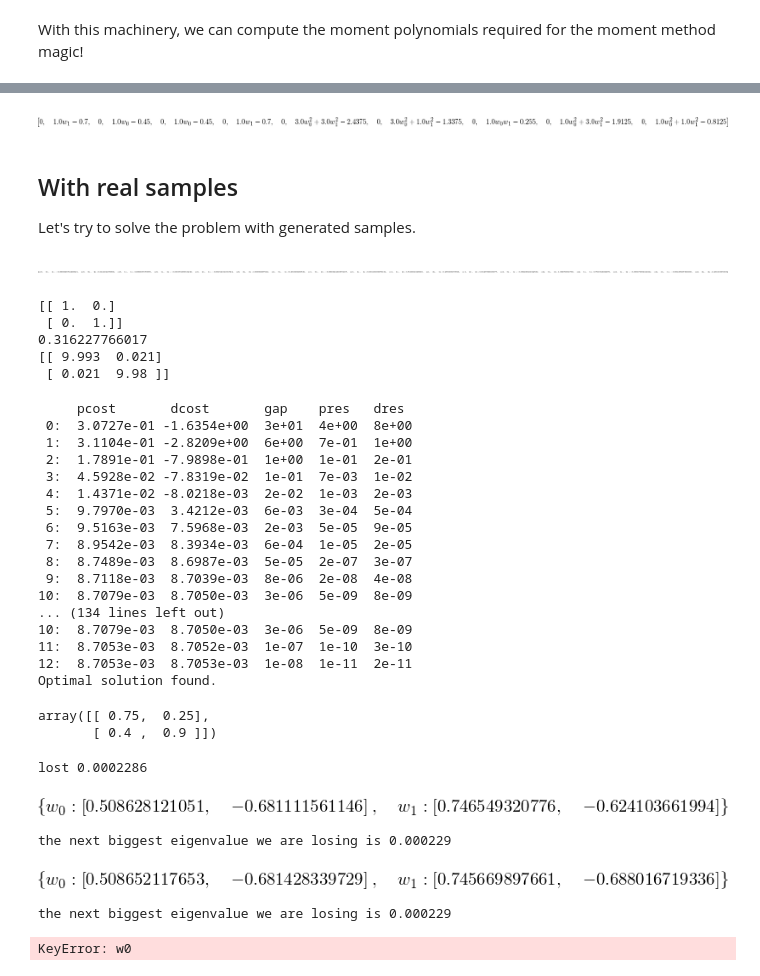
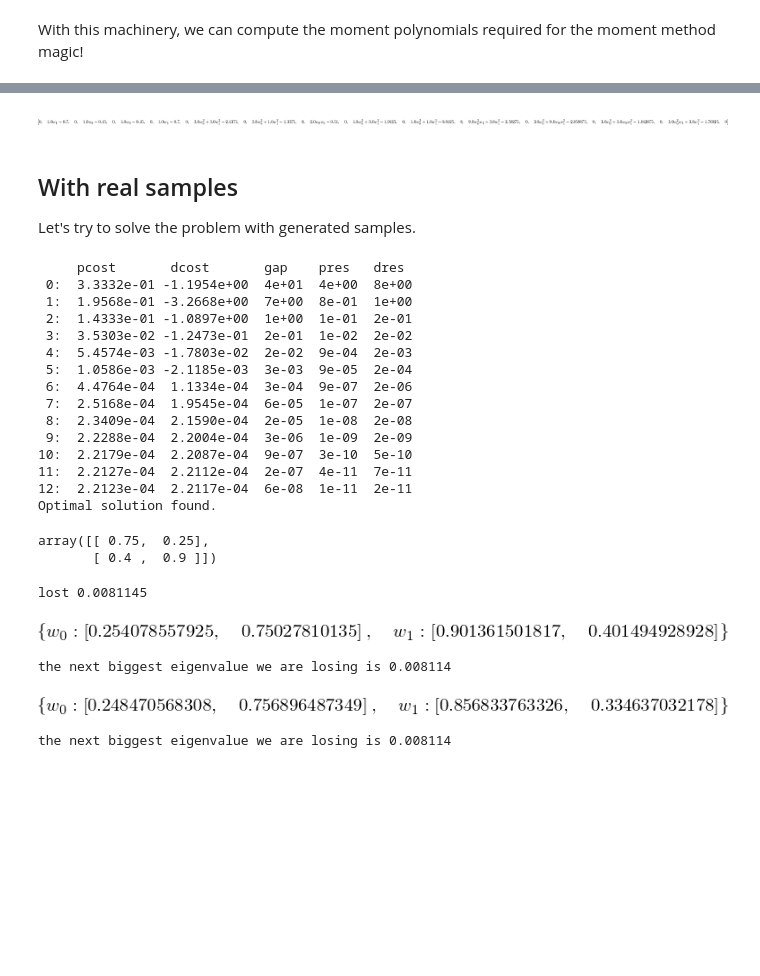
Before and after one commit to sidaw/polymom, a Jupyter notebook: MixtureLinearRegressions.ipynb, the cells around one changed output, grey strips where cells are left out. Saved outputs shown, nothing was run; the diff lists cells and outputs as text; code cells hidden in the pictures; blank space fills up the shorter version.

```diff
--- a/MixtureLinearRegressions.ipynb
+++ b/MixtureLinearRegressions.ipynb
@@ -30,7 +30,7 @@ K, D = 2, 2
 np.random.seed(0)
 pis = np.array([0.4, 0.6])
 ws = np.array([[0.75, 0.25], [0.4, 0.9]])
-model = LinearRegressionsMixture.generate("tmp.dat", K, D, betas = ws, weights = pis, cov =  1.0 * np.eye(D))
+model = LinearRegressionsMixture.generate(K, D, betas = ws, weights = pis, cov =  1.0)
 print("True parameters:")
 print(model.weights)
 print(model.betas)
@@ -67,8 +67,9 @@ def compute_exact_y_moments(ws, pis, moments_x, alpha, b):
     """
     D, K = ws.shape
     ret = 0.
+    coeffs = sp.ntheory.multinomial_coefficients(D,b)
     for beta in partitions(D, b):
-        ret += evaluate_mixture(ws, pis, beta) * moments_x[tuple_add(alpha, beta)]
+        ret += coeffs[beta] * evaluate_mixture(ws, pis, beta) * moments_x[tuple_add(alpha, beta)]
     return ret
 
 def describe_moment_polynomial(R, moments_x, moment_y, alpha, b):
@@ -78,8 +79,9 @@ def describe_moment_polynomial(R, moments_x, moment_y, alpha, b):
     D = len(R.symbols)
     w = R.symbols
     expr = -moment_y
+    coeffs = sp.ntheory.multinomial_coefficients(D,b)
     for beta in partitions(D, b):
-        expr += util.monomial(w, beta) * moments_x[tuple_add(alpha, beta)]
+        expr += coeffs[beta] * util.monomial(w, beta) * moments_x[tuple_add(alpha, beta)]
     return expr
 # %%
 # Example
@@ -101,7 +103,7 @@ def expected_moments_y(ws, pis, moments_x, alphabs):
 # %%
 R, _ = sp.xring(['w%d'%d for d in xrange(D)], sp.RR, sp.grevlex)
 
-deg_b, deg_x = 2, 2
+deg_b, deg_x = 3, 2
 sigma = model.sigma[0,0]
 alphas = list(dominated_elements((deg_x for _ in xrange(D))))
 alphabs = [(alpha, b) for alpha in alphas for b in xrange(1,deg_b+1)]
@@ -165,7 +165,7 @@ the next biggest eigenvalue we are losing is 0.001468
 # %%
 display(constrs)
 # %% [output]
-[figure, old version]
+[figure, new version]
 # %% [markdown]
 ## With real samples
 
@@ -186,64 +185,46 @@ def compute_expected_moments_y(ys, xs, alphabs):
     return moments
 # %%
-ys, xs = model.sample(1e6)
+xs, ys = model.sample(1e6)
 moments_x = compute_expected_moments(xs, alphas_)
 moments_y = compute_expected_moments_y(ys, xs, alphabs)
-# %%
-moments_y
-# %% [output]
-[figure, removed]
-# %%
-print(model.sigma)
-print sqrt(0.1)
-print(xs.T.dot(xs)/1e5)
-# %% [output]
-[[ 1.  0.]
- [ 0.  1.]]
-0.316227766017
-[[ 9.993  0.021]
- [ 0.021  9.98 ]]
 # %%
-
 from mompy.core import MomentMatrix
 import mompy.solvers as solvers; reload(solvers)
 import mompy.extractors as extractors; reload(extractors)
 
 constrs_sdp = get_constraint_polynomials(moments_y, moments_x, deg_x, deg_b)
 M = MomentMatrix(3, R.symbols, morder='grevlex')
-solsdp = solvers.solve_generalized_mom(M, constrs_sdp, None)
+solsdp = solvers.solve_generalized_mom_coneqp(M, constrs_sdp, None)
 #sol = solvers.solve_moments_with_convexiterations(M, constrs, 3)
 display(model.betas)
 display(extractors.extract_solutions_lasserre(M, solsdp['x'], Kmax=2))
 
 display(extractors.extract_solutions_dreesen_proto(M, solsdp['x'], Kmax=2))
 sol = extractors.extract_solutions_dreesen_proto(M, solsdp['x'], Kmax=2)
-ws_rec = array([solsdp[sp.symbols('w0')], solsdp[sp.symbols('w1')]])
+ws_rec = array([sol[sp.symbols('w0')], sol[sp.symbols('w1')]])
 # %% [output]
      pcost       dcost       gap    pres   dres
- 0:  3.0727e-01 -1.6354e+00  3e+01  4e+00  8e+00
- 1:  3.1104e-01 -2.8209e+00  6e+00  7e-01  1e+00
- 2:  1.7891e-01 -7.9898e-01  1e+00  1e-01  2e-01
- 3:  4.5928e-02 -7.8319e-02  1e-01  7e-03  1e-02
- 4:  1.4371e-02 -8.0218e-03  2e-02  1e-03  2e-03
- 5:  9.7970e-03  3.4212e-03  6e-03  3e-04  5e-04
- 6:  9.5163e-03  7.5968e-03  2e-03  5e-05  9e-05
- 7:  8.9542e-03  8.3934e-03  6e-04  1e-05  2e-05
- 8:  8.7489e-03  8.6987e-03  5e-05  2e-07  3e-07
- 9:  8.7118e-03  8.7039e-03  8e-06  2e-08  4e-08
-10:  8.7079e-03  8.7050e-03  3e-06  5e-09  8e-09
-... (134 lines left out)
-10:  8.7079e-03  8.7050e-03  3e-06  5e-09  8e-09
-11:  8.7053e-03  8.7052e-03  1e-07  1e-10  3e-10
-12:  8.7053e-03  8.7053e-03  1e-08  1e-11  2e-11
+ 0:  3.3332e-01 -1.1954e+00  4e+01  4e+00  8e+00
+ 1:  1.9568e-01 -3.2668e+00  7e+00  8e-01  1e+00
+ 2:  1.4333e-01 -1.0897e+00  1e+00  1e-01  2e-01
+ 3:  3.5303e-02 -1.2473e-01  2e-01  1e-02  2e-02
+ 4:  5.4574e-03 -1.7803e-02  2e-02  9e-04  2e-03
+ 5:  1.0586e-03 -2.1185e-03  3e-03  9e-05  2e-04
+ 6:  4.4764e-04  1.1334e-04  3e-04  9e-07  2e-06
+ 7:  2.5168e-04  1.9545e-04  6e-05  1e-07  2e-07
+ 8:  2.3409e-04  2.1590e-04  2e-05  1e-08  2e-08
+ 9:  2.2288e-04  2.2004e-04  3e-06  1e-09  2e-09
+10:  2.2179e-04  2.2087e-04  9e-07  3e-10  5e-10
+11:  2.2127e-04  2.2112e-04  2e-07  4e-11  7e-11
+12:  2.2123e-04  2.2117e-04  6e-08  1e-11  2e-11
 Optimal solution found.
 array([[ 0.75,  0.25],
        [ 0.4 ,  0.9 ]])
-lost 0.0002286
+lost 0.0081145
-[figure, old version]
+[figure, new version]
-the next biggest eigenvalue we are losing is 0.000229
+the next biggest eigenvalue we are losing is 0.008114
-[figure, old version]
+[figure, new version]
-the next biggest eigenvalue we are losing is 0.000229
+the next biggest eigenvalue we are losing is 0.008114
-KeyError: w0
 # %%
 for c1, c2 in zip(constrs,constrs_sdp):
     display(c1,"vs", c2)
```
Also changed, not shown: parts of 11 cells of this notebook.
